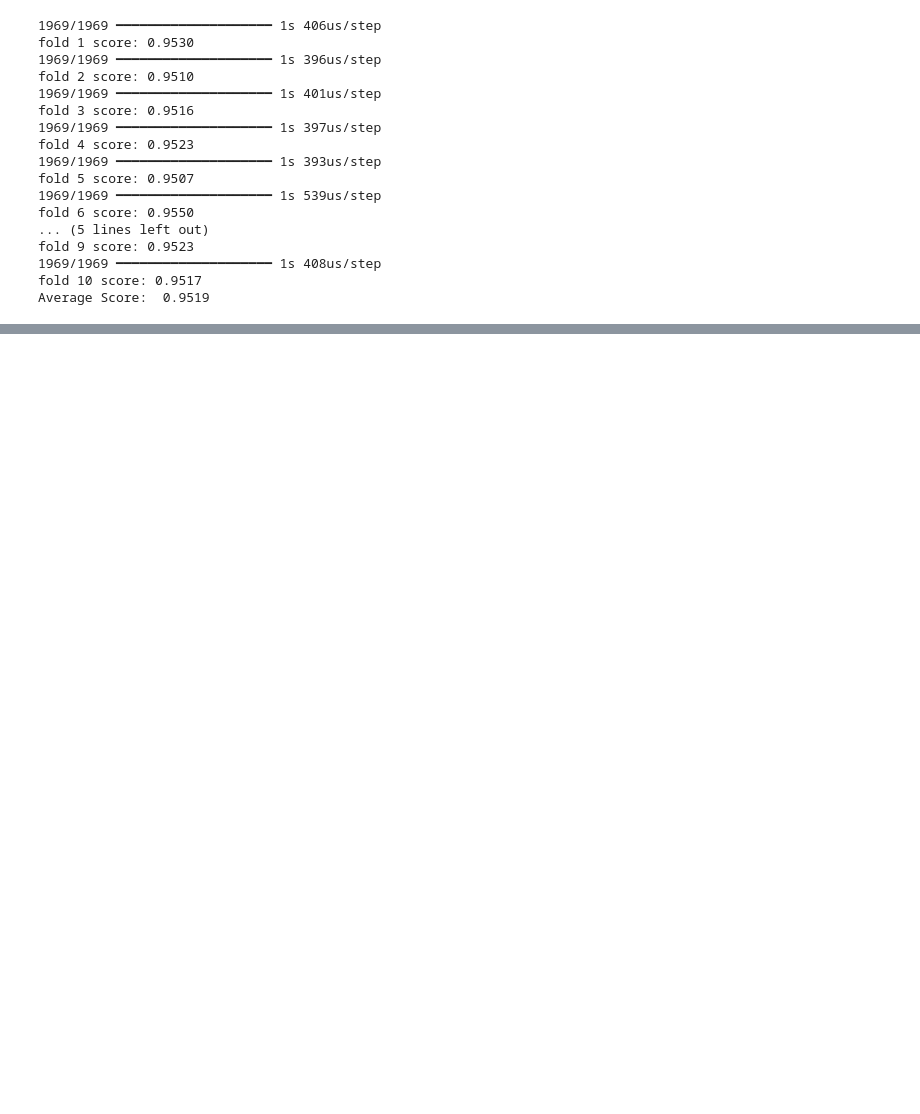
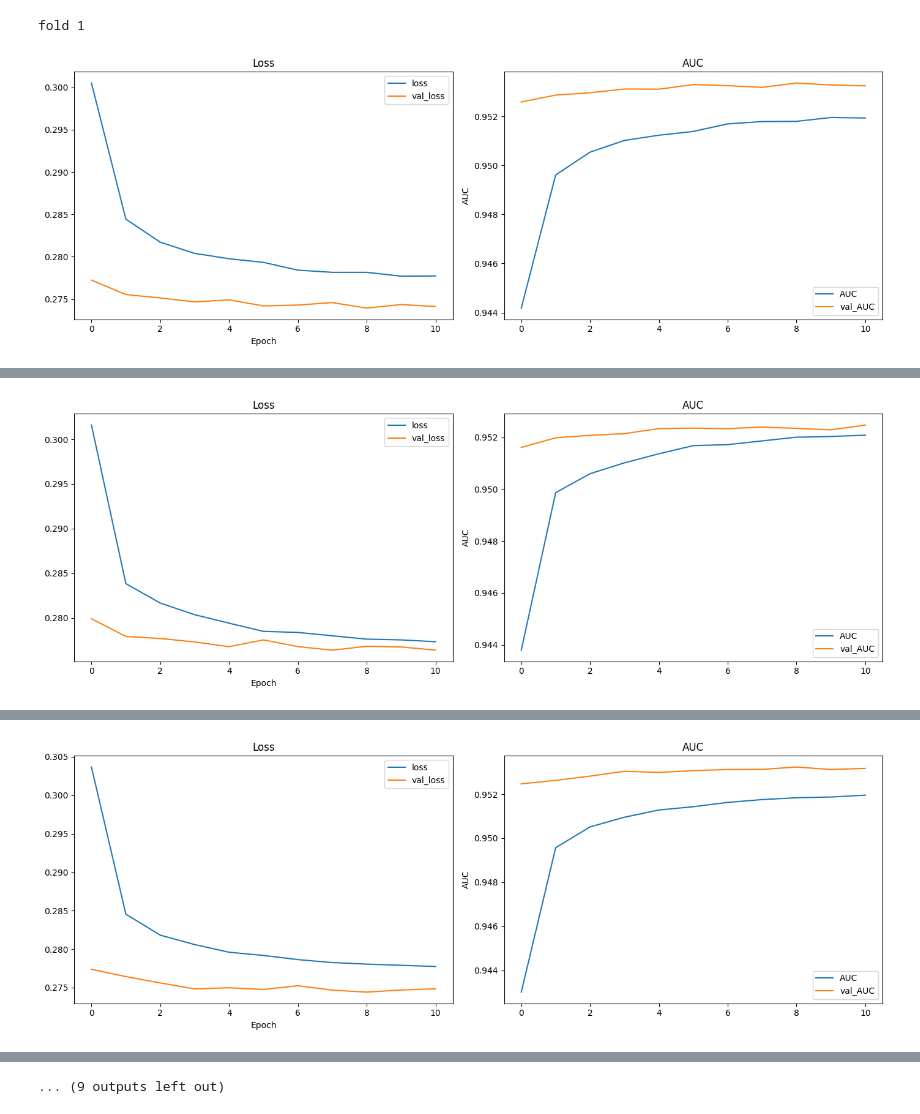
Before and after one commit to Frissie/Kaggle, a Jupyter notebook: PlayGround/S6E02/S6E02 - Keras.ipynb, the cells around one changed output, grey strips where cells are left out. Saved outputs shown, nothing was run; the diff lists cells and outputs as text; code cells hidden in the pictures; blank space fills up the shorter version.

Commit message:
Elite Model

```diff
--- a/PlayGround/S6E02/S6E02 - Keras.ipynb
+++ b/PlayGround/S6E02/S6E02 - Keras.ipynb
@@ -27,13 +27,19 @@ keras = tf.keras
 layers = keras.layers
 
 
-def build_model(n_features):
+def build_model(n_features, units=128):
     model = keras.Sequential(
         [
-            layers.Dense(32, activation="relu", input_shape=[n_features]),
+            layers.Dense(units, activation="relu", input_shape=[n_features]),
             layers.BatchNormalization(),
             layers.Dropout(0.2),
-            layers.Dense(16, activation="relu"),
+            layers.Dense(units, activation="relu"),
+            layers.BatchNormalization(),
+            layers.Dropout(0.2),
+            layers.Dense(units // 2, activation="relu"),
+            layers.BatchNormalization(),
+            layers.Dropout(0.2),
+            layers.Dense(units // 2, activation="relu"),
             layers.BatchNormalization(),
             layers.Dropout(0.2),
             layers.Dense(1, activation="sigmoid"),
@@ -41,7 +47,7 @@ def build_model(n_features):
     )
 
     model.compile(
-        optimizer="adam",
+        optimizer=keras.optimizers.Adam(learning_rate=3e-4),
         loss="binary_crossentropy",
         metrics=["AUC"],
     )
@@ -49,60 +55,65 @@ def build_model(n_features):
     return model
 
 
-early_stopping = keras.callbacks.EarlyStopping(
-    patience=10,
-    min_delta=0.001,
-    restore_best_weights=True,
-)
-
 oof = np.zeros(len(X))
 oof_scores = []
 
 for fold, (idx_tr, idx_val) in enumerate(cv.split(X, y)):
+    print(f"\n\nfold {fold + 1}")
     X_tr, X_val = X.iloc[idx_tr], X.iloc[idx_val]
     y_tr, y_val = y.iloc[idx_tr], y.iloc[idx_val]
 
     X_tr_scaled = scaler.fit_transform(X_tr)
     X_val_scaled = scaler.transform(X_val)
 
-    model = build_model(X.shape[1])
+    model = build_model(X.shape[1], 256)
 
-    model.fit(
+    early_stopping = keras.callbacks.EarlyStopping(
+        monitor="val_AUC",
+        mode="max",
+        patience=10,
+        min_delta=0.001,
+        restore_best_weights=True,
+    )
+
+    history = model.fit(
         X_tr_scaled,
         y_tr,
         validation_data=(X_val_scaled, y_val),
         batch_size=512,
         epochs=1000,
         callbacks=[early_stopping],
         verbose=0,
     )
+
+    df_hist = pd.DataFrame(history.history)
+
+    fig, axes = plt.subplots(1, 2, figsize=(14, 5))
+
+    df_hist.loc[:, ["loss", "val_loss"]].plot(ax=axes[0])
+    axes[0].set_title("Loss")
+    axes[0].set_xlabel("Epoch")
+    axes[0].legend()
+
+    df_hist.loc[:, ["AUC", "val_AUC"]].plot(ax=axes[1])
+    axes[1].set_title("AUC")
+    axes[1].set_xlabel("Epoch")
+    axes[1].legend()
+
+    plt.tight_layout()
+    plt.show()
+
+    print(f"Best Validation Loss: {df_hist['val_loss'].min():0.4f}" + f"\nBest Validation Accuracy: {df_hist['val_AUC'].max():0.4f}")
+
     y_pred = model.predict(X_val_scaled).ravel()
-    score = roc_auc_score(y_val, y_pred)
 
     oof[idx_val] = y_pred
-    oof_scores.append(score)
-
-    print(f"fold {fold + 1} score: {score:.4f}")
+    oof_scores.append(df_hist["val_AUC"].max())
 
 print(f"Average Score: {np.mean(oof_scores): .4f}")
 
 df_oof = pd.DataFrame(data=oof, index=X.index, columns=["Keras"])
 df_oof.to_csv(model_dir + "Keras/oof.csv")
 # %% [output]
-1969/1969 ━━━━━━━━━━━━━━━━━━━━ 1s 406us/step
-fold 1 score: 0.9530
-1969/1969 ━━━━━━━━━━━━━━━━━━━━ 1s 396us/step
-fold 2 score: 0.9510
-1969/1969 ━━━━━━━━━━━━━━━━━━━━ 1s 401us/step
-fold 3 score: 0.9516
-1969/1969 ━━━━━━━━━━━━━━━━━━━━ 1s 397us/step
-fold 4 score: 0.9523
-1969/1969 ━━━━━━━━━━━━━━━━━━━━ 1s 393us/step
-fold 5 score: 0.9507
-1969/1969 ━━━━━━━━━━━━━━━━━━━━ 1s 539us/step
-fold 6 score: 0.9550
-... (5 lines left out)
-fold 9 score: 0.9523
-1969/1969 ━━━━━━━━━━━━━━━━━━━━ 1s 408us/step
-fold 10 score: 0.9517
-Average Score:  0.9519
+fold 1
+[figure, added]
@@ -108,0 +126 @@ Average Score:  0.9519
+[figure, added]
@@ -108,0 +133 @@ Average Score:  0.9519
+[figure, added]
@@ -109 +155,2 @@ Average Score:  0.9519
+... (9 outputs left out)
 # %%
```
Also changed, not shown: parts of 3 cells of this notebook, 8 other files.
